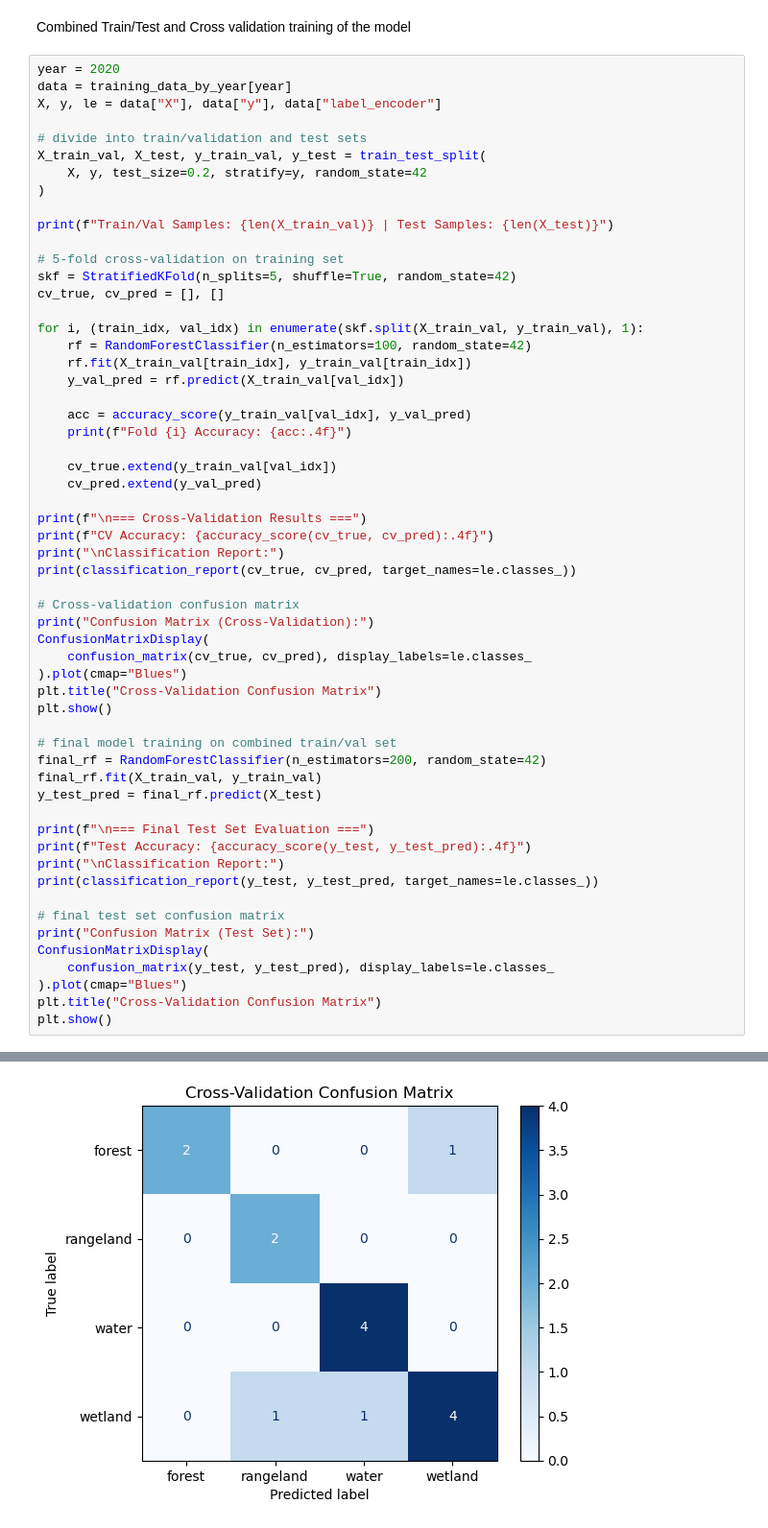
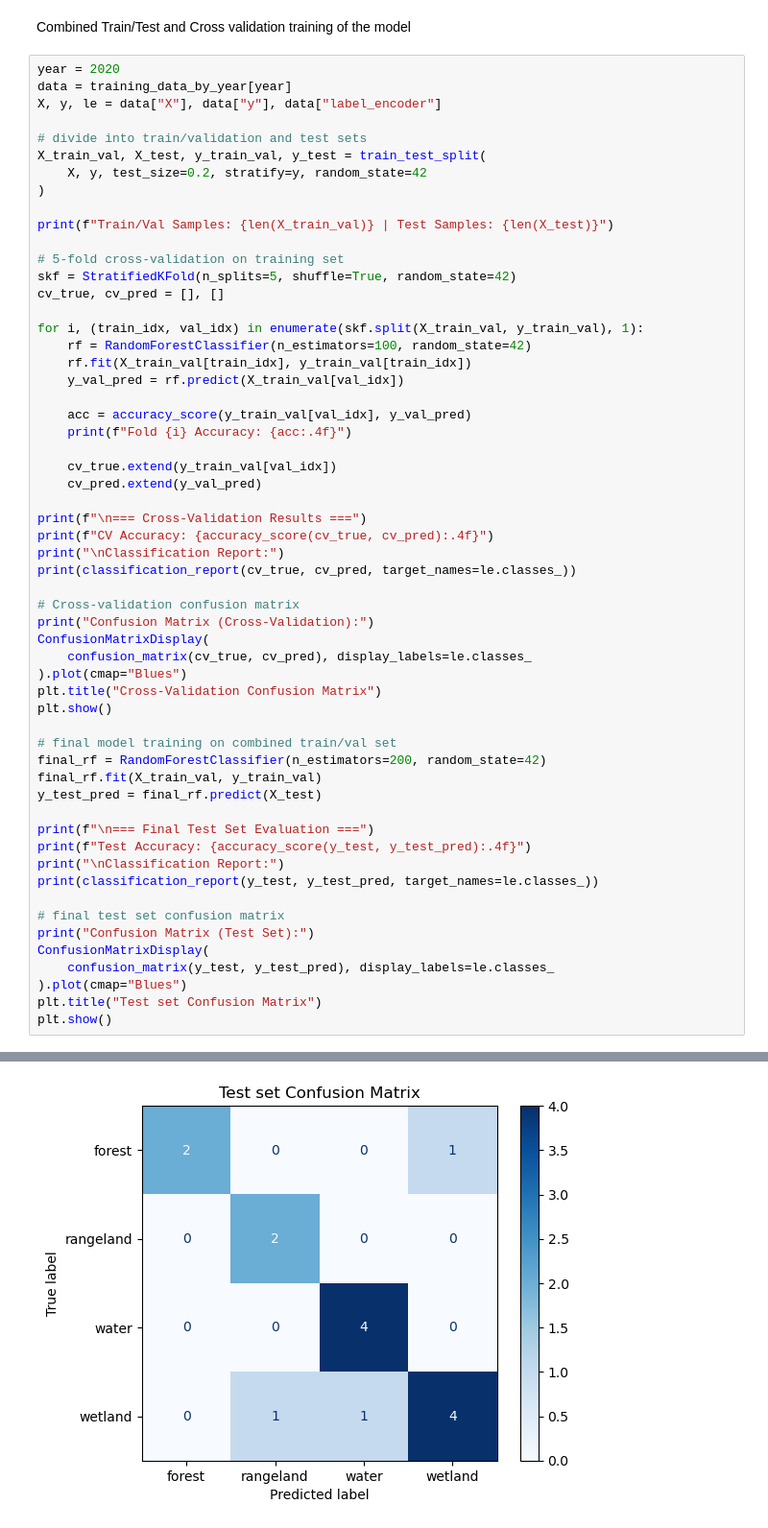
Before and after one commit to Ethel-Ogallo/wetland_delineation, a Jupyter notebook: Wetland_delienation/wetland_delineation_202507.ipynb, the cells around one changed output, grey strips where cells are left out. Shown at 96% size. Saved outputs shown, nothing was run; the diff lists cells and outputs as text.

```diff
--- a/Wetland_delienation/wetland_delineation_202507.ipynb
+++ b/Wetland_delienation/wetland_delineation_202507.ipynb
@@ -607,7 +607,7 @@ print("Confusion Matrix (Test Set):")
 ConfusionMatrixDisplay(
     confusion_matrix(y_test, y_test_pred), display_labels=le.classes_
 ).plot(cmap="Blues")
-plt.title("Cross-Validation Confusion Matrix")
+plt.title("Test set Confusion Matrix")
 plt.show()
 # %% [output]
 Train/Val Samples: 60 | Test Samples: 15
@@ -617,33 +617,33 @@ Fold 3 Accuracy: 1.0000
 Fold 4 Accuracy: 0.8333
 Fold 5 Accuracy: 1.0000
 
 === Cross-Validation Results ===
 CV Accuracy: 0.8833
 
 Classification Report:
               precision    recall  f1-score   support
 ... (7 lines left out)
    macro avg       0.86      0.85      0.86        60
 weighted avg       0.88      0.88      0.88        60
 
 Confusion Matrix (Cross-Validation):
 [figure]
 === Final Test Set Evaluation ===
 Test Accuracy: 0.8000
 
 Classification Report:
               precision    recall  f1-score   support
 
       forest       1.00      0.67      0.80         3
    rangeland       0.67      1.00      0.80         2
        water       0.80      1.00      0.89         4
      wetland       0.80      0.67      0.73         6
 
     accuracy                           0.80        15
    macro avg       0.82      0.83      0.80        15
 weighted avg       0.82      0.80      0.79        15
 
 Confusion Matrix (Test Set):
-[figure, old version]
+[figure, new version]
 # %% [markdown]
 #### 4.4 Prediction
```
Also changed, not shown: parts of 10 cells of this notebook.
